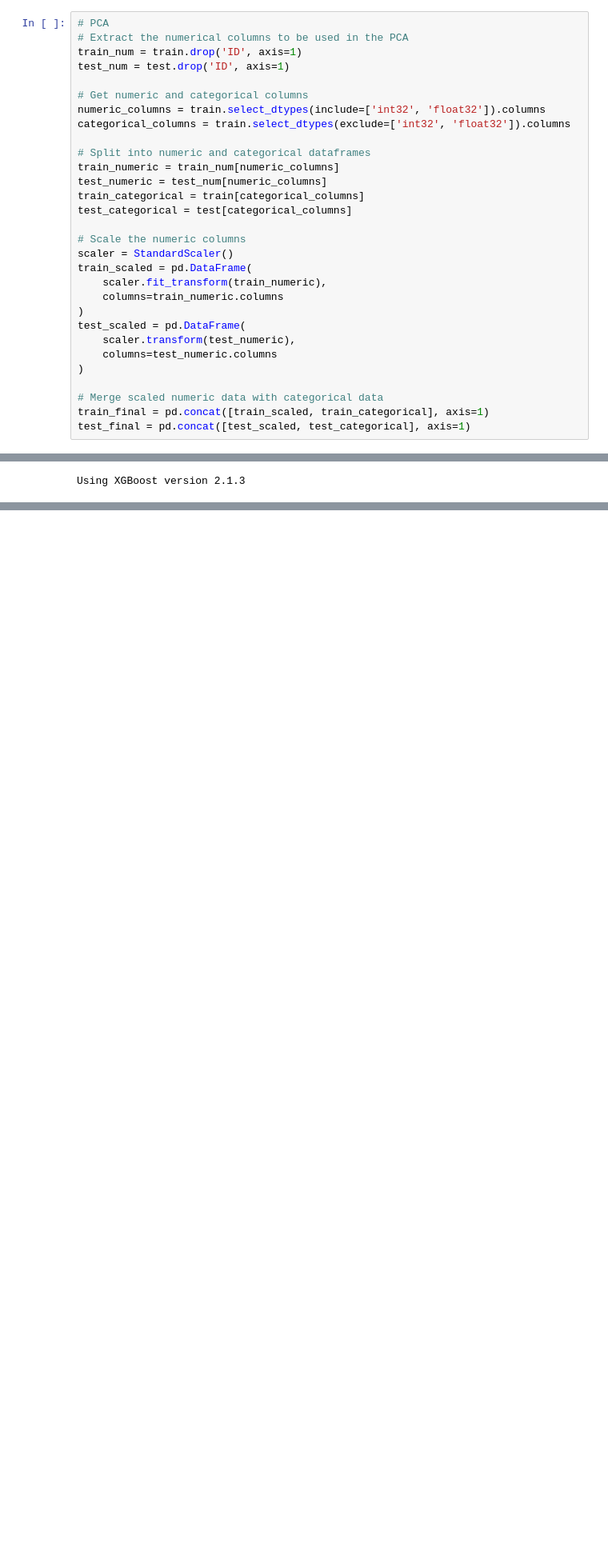
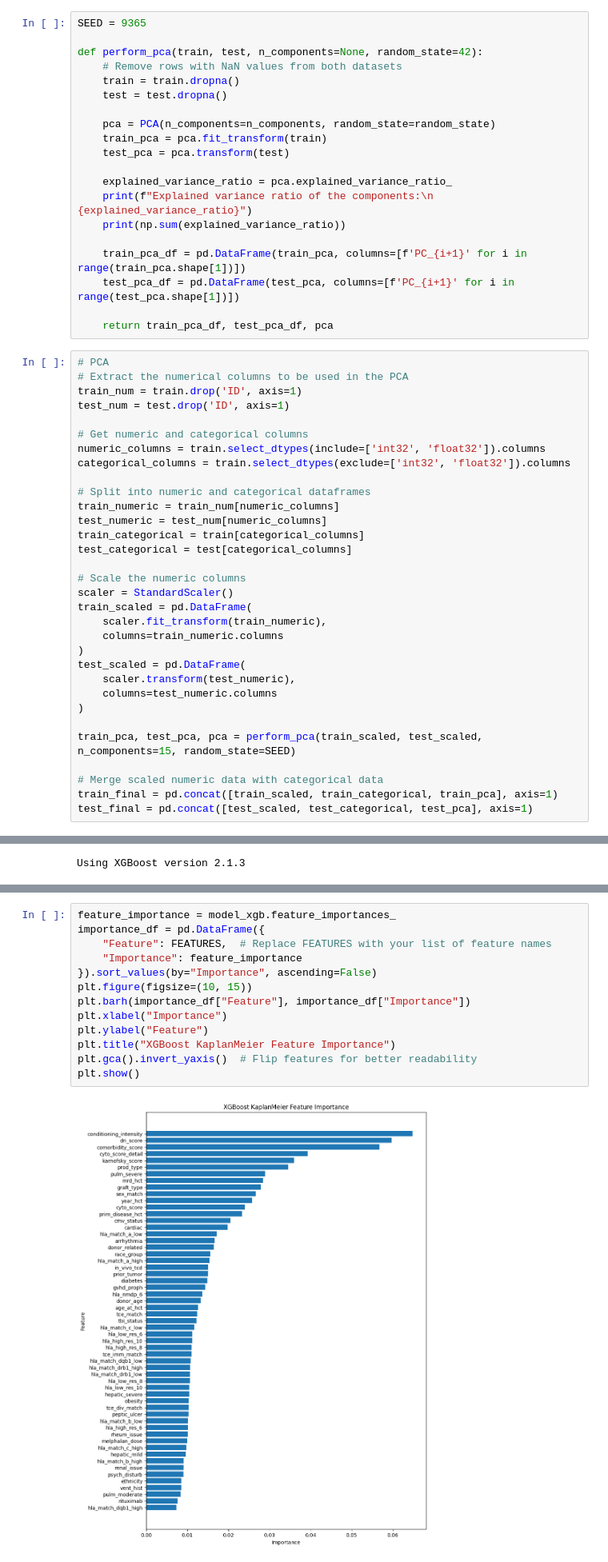
Before and after one commit to bonesclarke/CIBMTR, a Jupyter notebook: CIBMTR_Analysis_and_Model.ipynb, the cells around one changed output, grey strips where cells are left out. Shown at 80% size. Saved outputs shown, nothing was run; the diff lists cells and outputs as text; blank space fills up the shorter version.

```diff
--- a/CIBMTR_Analysis_and_Model.ipynb
+++ b/CIBMTR_Analysis_and_Model.ipynb
@@ -121,6 +123,26 @@ train = combined.iloc[:len(train)].copy()
 test = combined.iloc[len(train):].reset_index(drop=True).copy()
 # %% [output]
 We LABEL ENCODE the CATEGORICAL FEATURES: dri_score, psych_disturb, cyto_score, diabetes, tbi_status, arrhythmia, graft_type, vent_hist, renal_issue, pulm_severe, prim_disease_hct, cmv_status, tce_imm ...
+# %%
+SEED = 9365
+
+def perform_pca(train, test, n_components=None, random_state=42):
+    # Remove rows with NaN values from both datasets
+    train = train.dropna()
+    test = test.dropna()
+
+    pca = PCA(n_components=n_components, random_state=random_state)
+    train_pca = pca.fit_transform(train)
+    test_pca = pca.transform(test)
+
+    explained_variance_ratio = pca.explained_variance_ratio_
+    print(f"Explained variance ratio of the components:\n {explained_variance_ratio}")
+    print(np.sum(explained_variance_ratio))
+
+    train_pca_df = pd.DataFrame(train_pca, columns=[f'PC_{i+1}' for i in range(train_pca.shape[1])])
+    test_pca_df = pd.DataFrame(test_pca, columns=[f'PC_{i+1}' for i in range(test_pca.shape[1])])
+
+    return train_pca_df, test_pca_df, pca
 # %%
 # PCA
 # Extract the numerical columns to be used in the PCA
@@ -148,6 +170,8 @@ test_scaled = pd.DataFrame(
     columns=test_numeric.columns
 )
 
+train_pca, test_pca, pca = perform_pca(train_scaled, test_scaled, n_components=15, random_state=SEED)
+
 # Merge scaled numeric data with categorical data
-train_final = pd.concat([train_scaled, train_categorical], axis=1)
-test_final = pd.concat([test_scaled, test_categorical], axis=1)
+train_final = pd.concat([train_scaled, train_categorical, train_pca], axis=1)
+test_final = pd.concat([test_scaled, test_categorical, test_pca], axis=1)
@@ -232,0 +357,15 @@ Wall time: 2min 29s
+# %%
+feature_importance = model_xgb.feature_importances_
+importance_df = pd.DataFrame({
+    "Feature": FEATURES,  # Replace FEATURES with your list of feature names
+    "Importance": feature_importance
+}).sort_values(by="Importance", ascending=False)
+plt.figure(figsize=(10, 15))
+plt.barh(importance_df["Feature"], importance_df["Importance"])
+plt.xlabel("Importance")
+plt.ylabel("Feature")
+plt.title("XGBoost KaplanMeier Feature Importance")
+plt.gca().invert_yaxis()  # Flip features for better readability
+plt.show()
+# %% [output]
+[figure, added]
```
Also changed, not shown: parts of 6 cells of this notebook, 1 other file.
